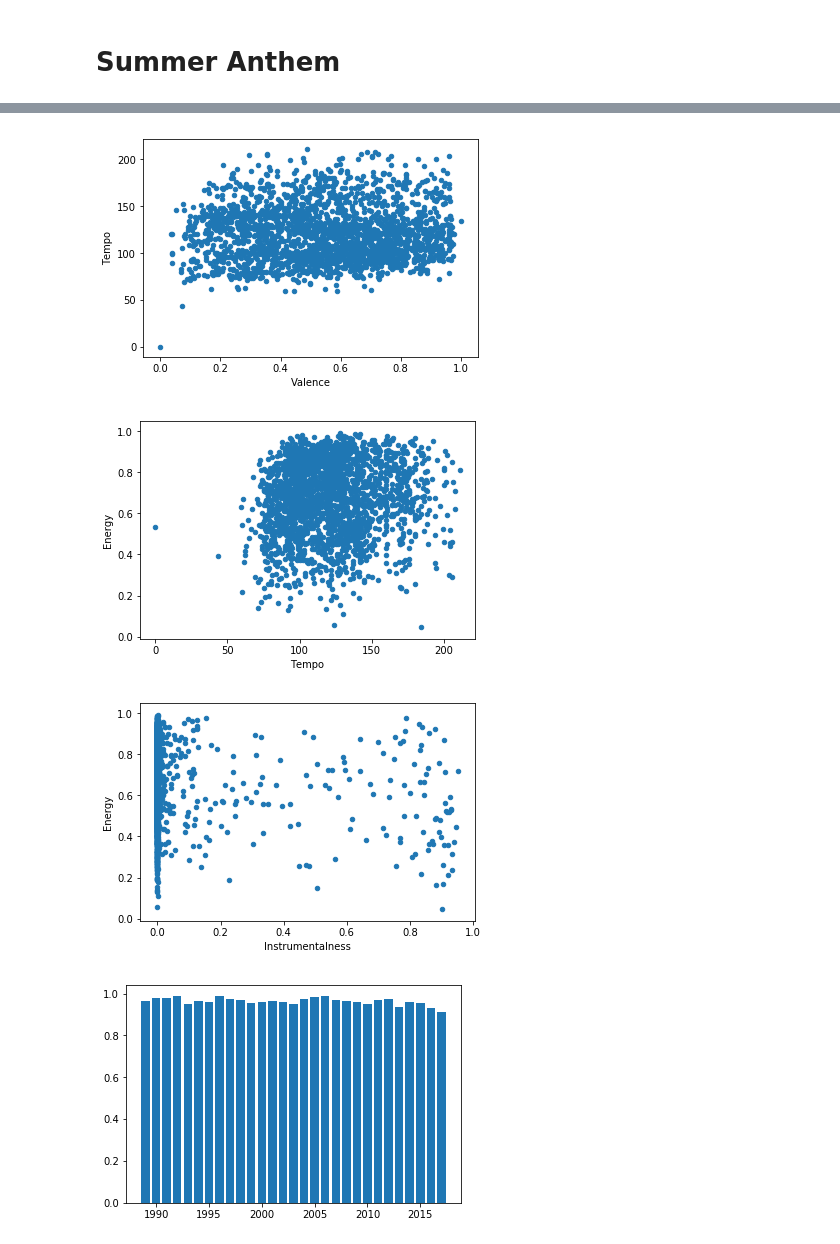
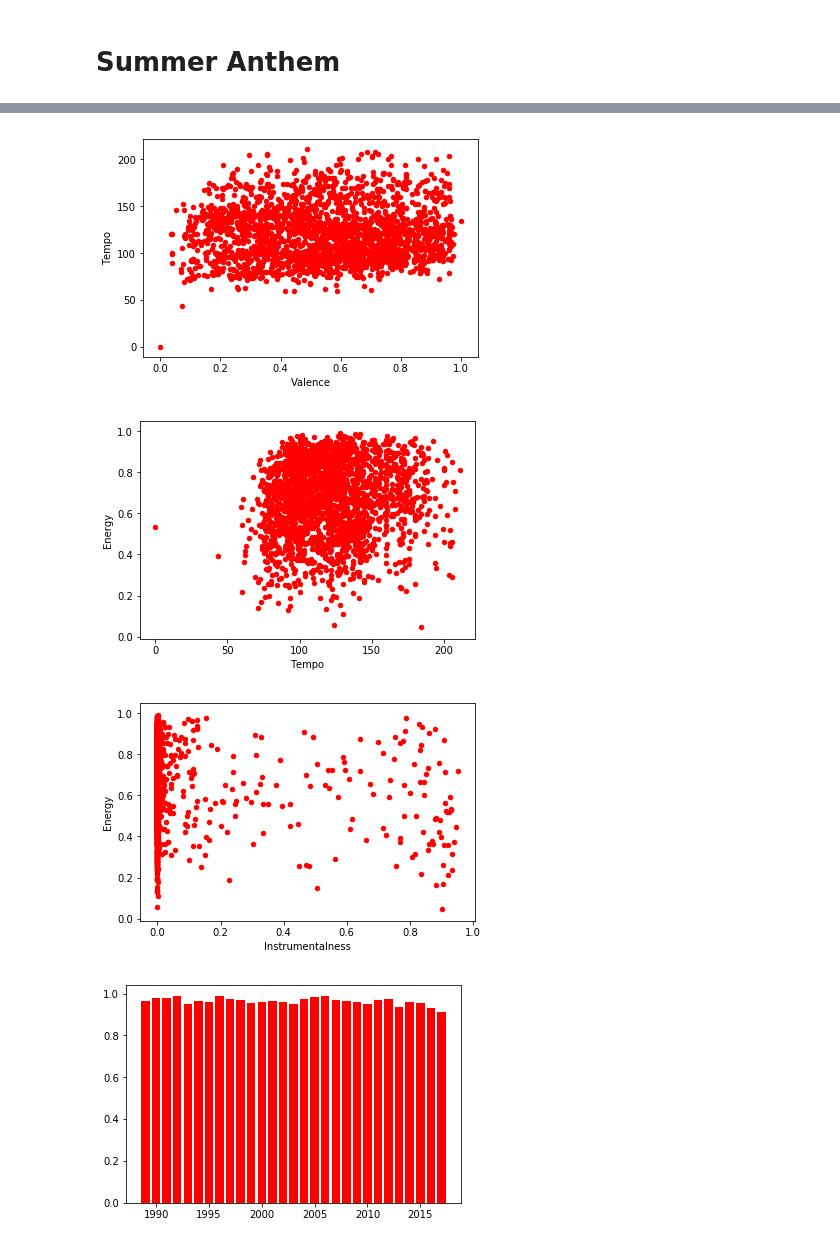
Before and after one commit to jillness/APIProject, a Jupyter notebook: Summer_Plots_for_Presentation.ipynb, the cells around one changed output, grey strips where cells are left out. Saved outputs shown, nothing was run; the diff lists cells and outputs as text; code cells hidden in the pictures.

```diff
--- a/Summer_Plots_for_Presentation.ipynb
+++ b/Summer_Plots_for_Presentation.ipynb
@@ -123,7 +123,7 @@ import seaborn as sns
 df = pd.read_csv('Summer Hot 100.csv')
 #df = pd.DataFrame('Summer Hot 100.csv')
 
-df = df.plot.scatter(x='Valence', y='Tempo', );
+df = df.plot.scatter(x='Valence', y='Tempo', color='red');
 
 
 # use the function regplot to make a scatterplot
@@ -135,7 +135,7 @@ df = df.plot.scatter(x='Valence', y='Tempo', );
 #sns.plt.show()
 #df.keys()
 # %% [output]
-[figure, old version]
+[figure, new version]
 # %%
 # Tempo vs Energy
 import pandas as pd
@@ -144,7 +144,7 @@ import seaborn as sns
 df = pd.read_csv('Summer Hot 100.csv')
 #df = pd.DataFrame('Summer Hot 100.csv')
 
-df = df.plot.scatter(x='Tempo', y='Energy', );
+df = df.plot.scatter(x='Tempo', y='Energy', color='red');
 
 
 # use the function regplot to make a scatterplot
@@ -156,7 +156,7 @@ df = df.plot.scatter(x='Tempo', y='Energy', );
 #sns.plt.show()
 #df.keys()
 # %% [output]
-[figure, old version]
+[figure, new version]
 # %%
 # Instrumentalness vs Energy:
 import pandas as pd
@@ -165,7 +165,7 @@ import seaborn as sns
 df = pd.read_csv('Summer Hot 100.csv')
 #df = pd.DataFrame('Summer Hot 100.csv')
 
-df = df.plot.scatter(x='Instrumentalness', y='Energy', );
+df = df.plot.scatter(x='Instrumentalness', y='Energy', color='red');
 
 
 # use the function regplot to make a scatterplot
@@ -177,13 +177,13 @@ df = df.plot.scatter(x='Instrumentalness', y='Energy', );
 #sns.plt.show()
 #df.keys()
 # %% [output]
-[figure, old version]
+[figure, new version]
 # %%
 # Summer: Date vs Energy
-plt.bar(summer_charts ['Date'], summer_charts['Energy'])
+plt.bar(summer_charts ['Date'], summer_charts['Energy'], color='red')
 plt.savefig('Summer_Energy')
 plt.show()
 # %% [output]
-[figure, old version]
+[figure, new version]
 # %%
 # Summer: Date vs Tempo
```
Also changed, not shown: parts of 8 cells of this notebook.
